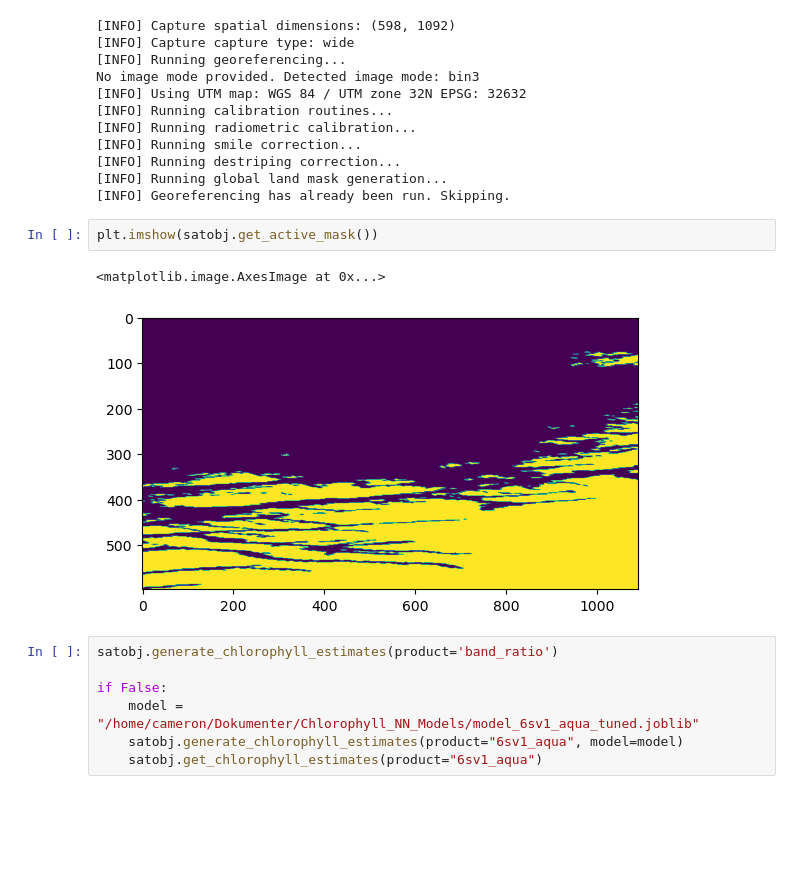
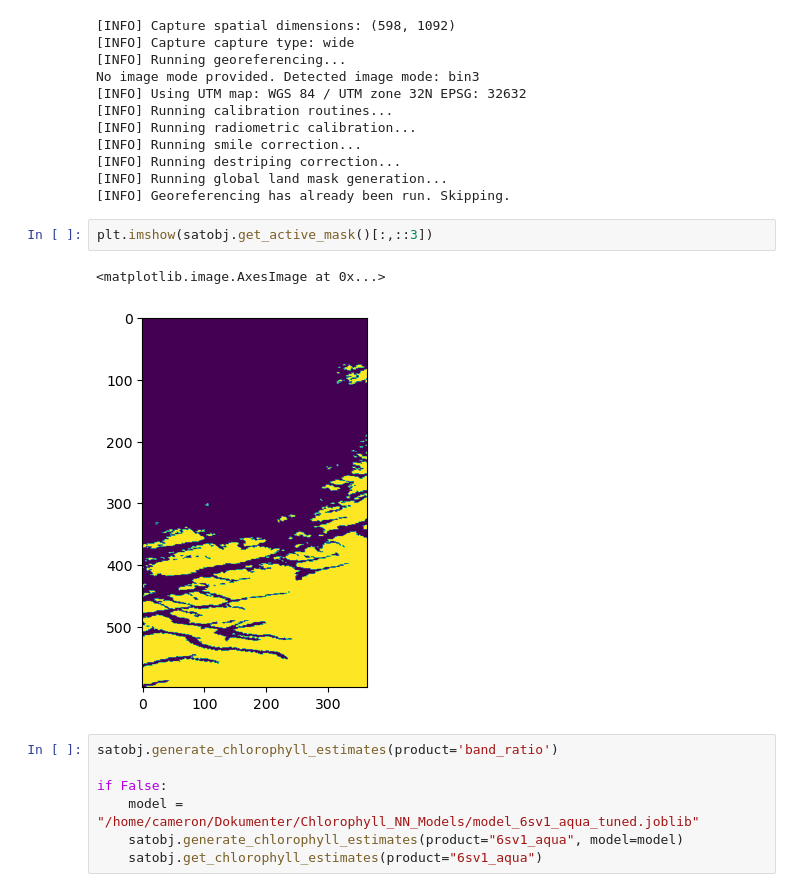
Before and after one commit to NTNU-SmallSat-Lab/hypso-package, a Jupyter notebook: demo/satpy_testing.ipynb, the cells around one changed output. Drawn from its saved outputs; the diff is of its cells as text; blank space fills up the shorter version.

```diff
--- a/demo/satpy_testing.ipynb
+++ b/demo/satpy_testing.ipynb
@@ -37,10 +37,10 @@ No image mode provided. Detected image mode: bin3
 [INFO] Running global land mask generation...
 [INFO] Georeferencing has already been run. Skipping.
 # %%
-plt.imshow(satobj.get_active_mask())
+plt.imshow(satobj.get_active_mask()[:,::3])
 # %% [output]
 <matplotlib.image.AxesImage at 0x...>
-[figure, old version]
+[figure, new version]
 # %%
 satobj.generate_chlorophyll_estimates(product='band_ratio')
 
```
Also changed, not shown: parts of 3 cells of this notebook, 2 other files.
